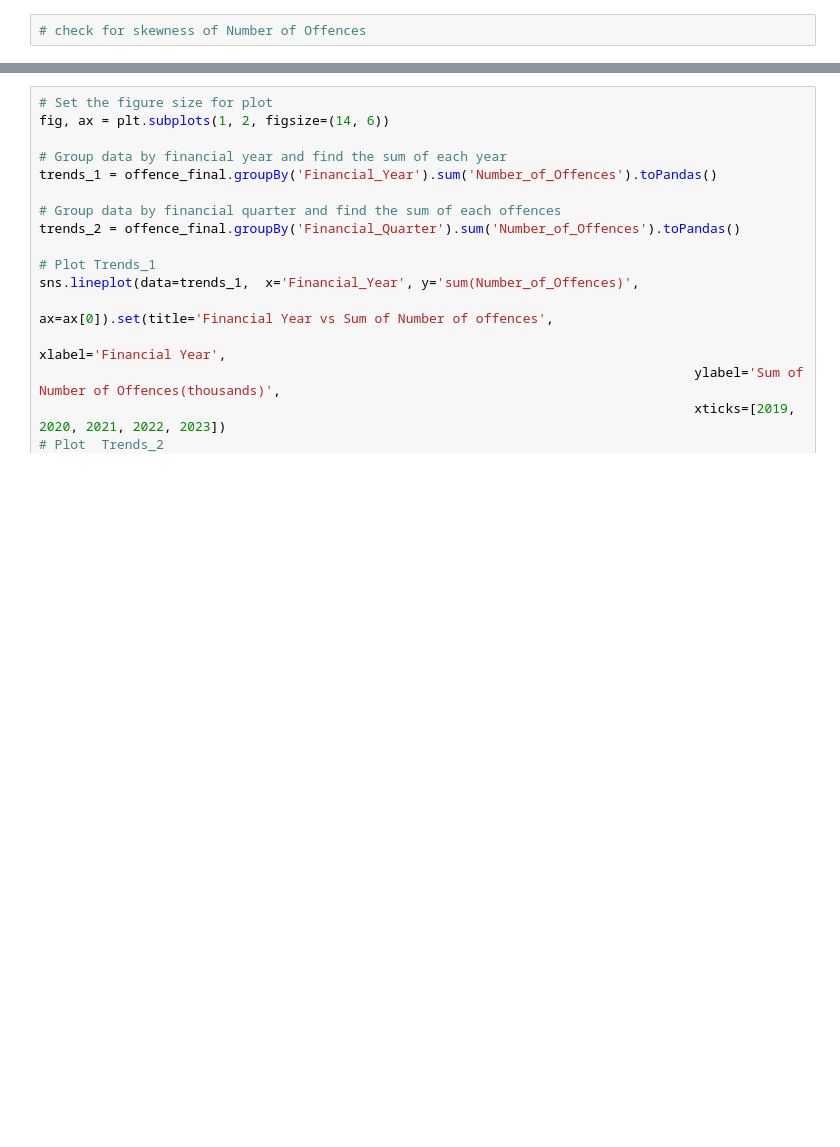
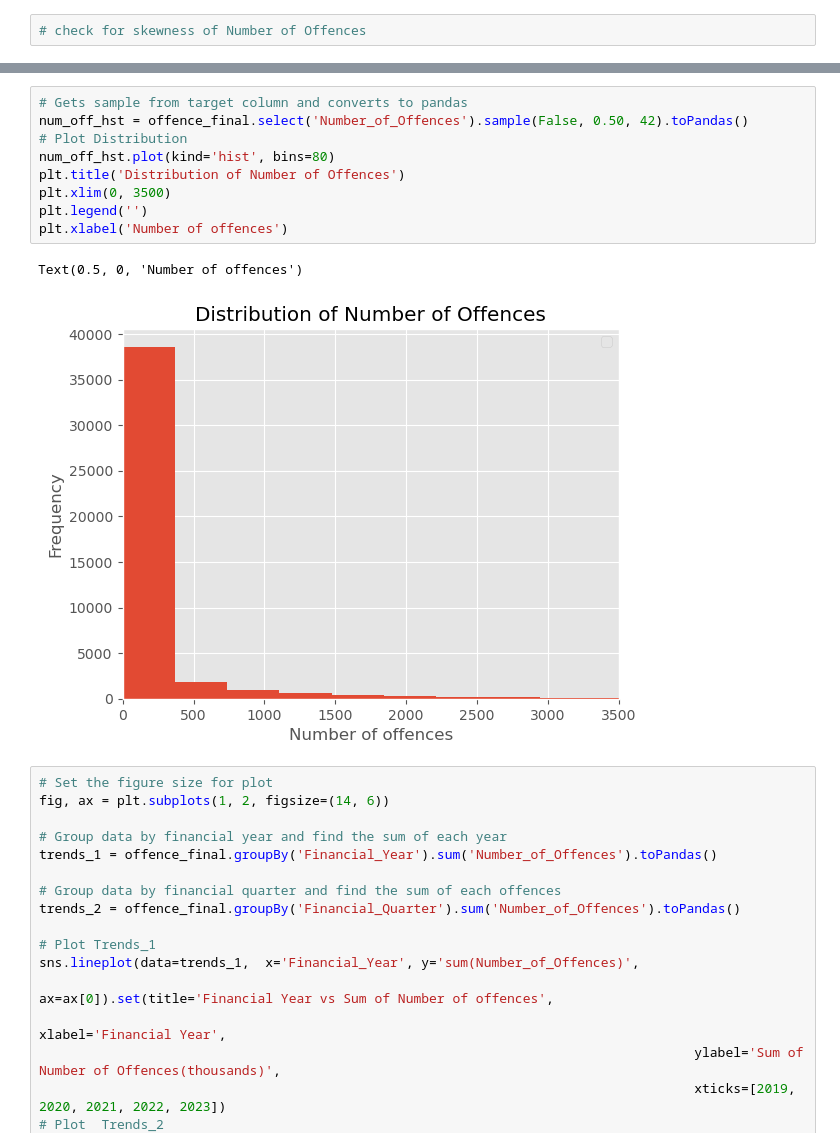
Before and after one commit to ezekay30/Crime_analysis, a Jupyter notebook: msc_data_analysis/notebook.ipynb, the cells around one changed output, grey strips where cells are left out. Saved outputs shown, nothing was run; the diff lists cells and outputs as text; blank space fills up the shorter version.

Commit message:
made new plots

```diff
--- a/msc_data_analysis/notebook.ipynb
+++ b/msc_data_analysis/notebook.ipynb
@@ -183,3 +178,15 @@ plt.xlim(0, 8000)
+# %%
+# Gets sample from target column and converts to pandas
+num_off_hst = offence_final.select('Number_of_Offences').sample(False, 0.50, 42).toPandas()
+# Plot Distribution
+num_off_hst.plot(kind='hist', bins=80)
+plt.title('Distribution of Number of Offences')
+plt.xlim(0, 3500)
+plt.legend('')
+plt.xlabel('Number of offences')
+# %% [output]
+Text(0.5, 0, 'Number of offences')
+[figure, added]
 # %%
 # Set the figure size for plot
 fig, ax = plt.subplots(1, 2, figsize=(14, 6))
```
Also changed, not shown: parts of 7 cells of this notebook, 5 other files.
